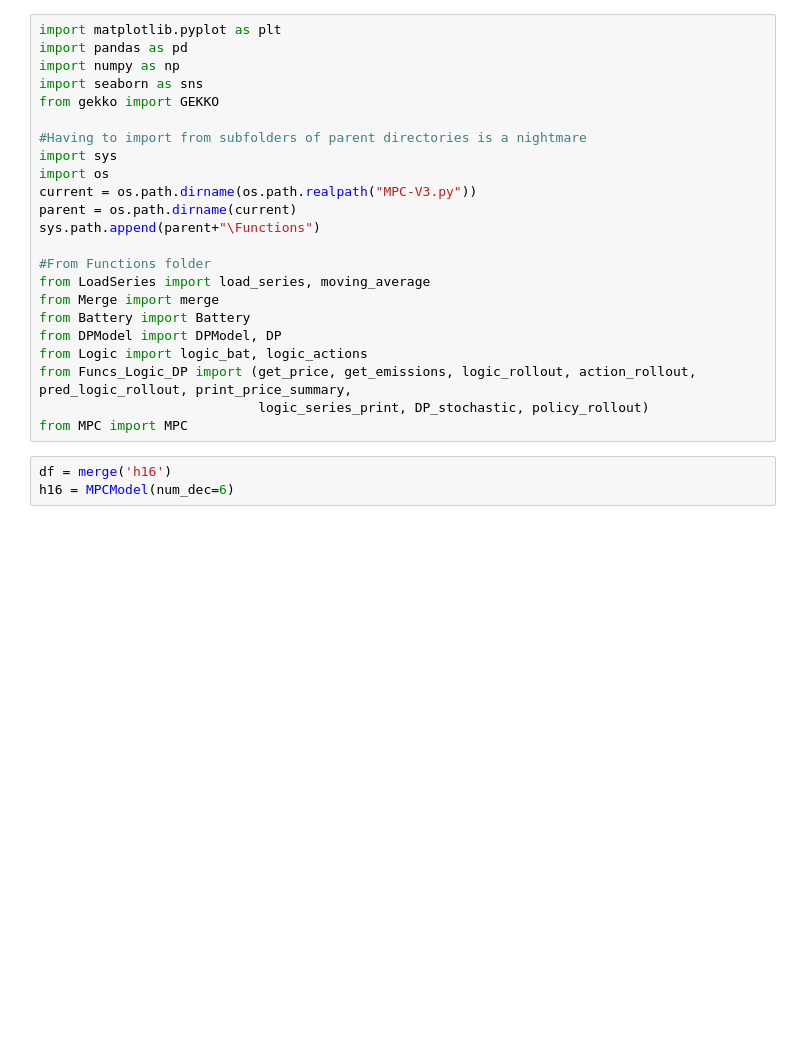
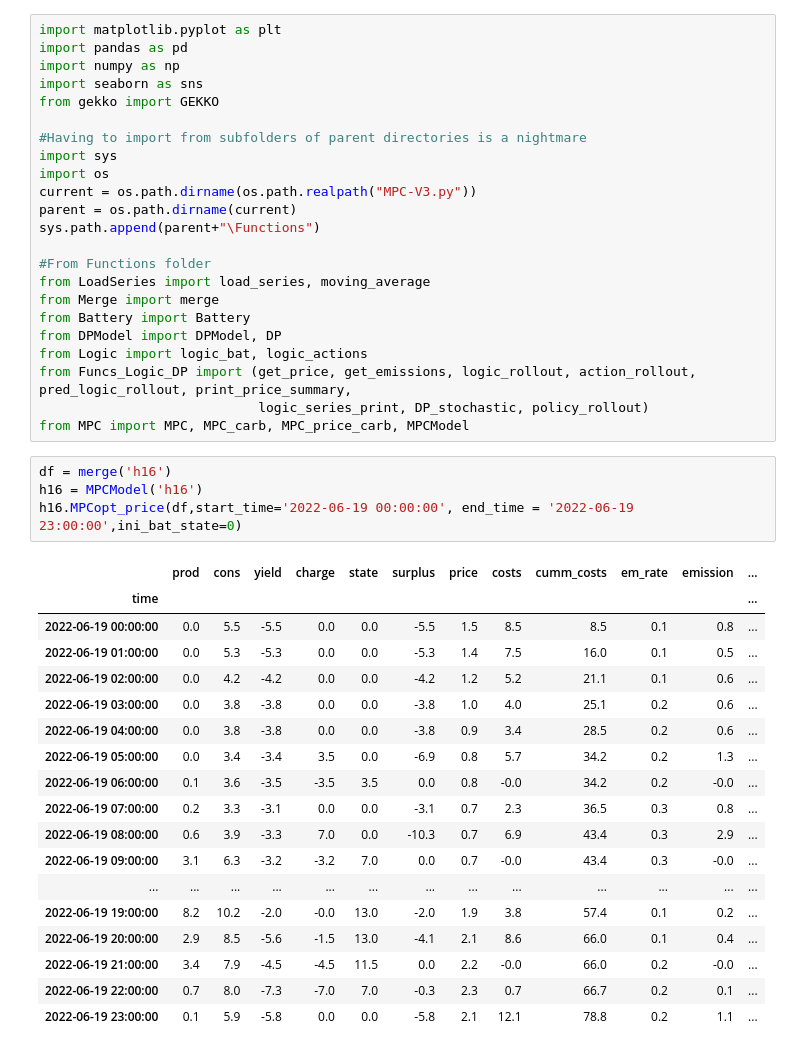
Before and after one commit to LortSkit/Bachelor-project, a Jupyter notebook: Price-Optimization/MPC-V3.ipynb, the cells around one changed output. Saved outputs shown, nothing was run; the diff lists cells and outputs as text; blank space fills up the shorter version.

Commit message:
changes to import to make code work
was experimenting with MPC

```diff
--- a/Price-Optimization/MPC-V3.ipynb
+++ b/Price-Optimization/MPC-V3.ipynb
@@ -20,7 +20,27 @@ from DPModel import DPModel, DP
 from Logic import logic_bat, logic_actions
 from Funcs_Logic_DP import (get_price, get_emissions, logic_rollout, action_rollout, pred_logic_rollout, print_price_summary,
                             logic_series_print, DP_stochastic, policy_rollout)
-from MPC import MPC
+from MPC import MPC, MPC_carb, MPC_price_carb, MPCModel
 # %%
 df = merge('h16')
-h16 = MPCModel(num_dec=6)
+h16 = MPCModel('h16')
+h16.MPCopt_price(df,start_time='2022-06-19 00:00:00', end_time = '2022-06-19 23:00:00',ini_bat_state=0)
+# %% [output]
+|  | prod | cons | yield | charge | state | surplus | price | costs | cumm_costs | em_rate | emission | ... |
+| time |  |  |  |  |  |  |  |  |  |  |  | ... |
+| 2022-06-19 00:00:00 | 0.0 | 5.5 | -5.5 | 0.0 | 0.0 | -5.5 | 1.5 | 8.5 | 8.5 | 0.1 | 0.8 | ... |
+| 2022-06-19 01:00:00 | 0.0 | 5.3 | -5.3 | 0.0 | 0.0 | -5.3 | 1.4 | 7.5 | 16.0 | 0.1 | 0.5 | ... |
+| 2022-06-19 02:00:00 | 0.0 | 4.2 | -4.2 | 0.0 | 0.0 | -4.2 | 1.2 | 5.2 | 21.1 | 0.1 | 0.6 | ... |
+| 2022-06-19 03:00:00 | 0.0 | 3.8 | -3.8 | 0.0 | 0.0 | -3.8 | 1.0 | 4.0 | 25.1 | 0.2 | 0.6 | ... |
+| 2022-06-19 04:00:00 | 0.0 | 3.8 | -3.8 | 0.0 | 0.0 | -3.8 | 0.9 | 3.4 | 28.5 | 0.2 | 0.6 | ... |
+| 2022-06-19 05:00:00 | 0.0 | 3.4 | -3.4 | 3.5 | 0.0 | -6.9 | 0.8 | 5.7 | 34.2 | 0.2 | 1.3 | ... |
+| 2022-06-19 06:00:00 | 0.1 | 3.6 | -3.5 | -3.5 | 3.5 | 0.0 | 0.8 | -0.0 | 34.2 | 0.2 | -0.0 | ... |
+| 2022-06-19 07:00:00 | 0.2 | 3.3 | -3.1 | 0.0 | 0.0 | -3.1 | 0.7 | 2.3 | 36.5 | 0.3 | 0.8 | ... |
+| 2022-06-19 08:00:00 | 0.6 | 3.9 | -3.3 | 7.0 | 0.0 | -10.3 | 0.7 | 6.9 | 43.4 | 0.3 | 2.9 | ... |
+| 2022-06-19 09:00:00 | 3.1 | 6.3 | -3.2 | -3.2 | 7.0 | 0.0 | 0.7 | -0.0 | 43.4 | 0.3 | -0.0 | ... |
+| ... | ... | ... | ... | ... | ... | ... | ... | ... | ... | ... | ... | ... |
+| 2022-06-19 19:00:00 | 8.2 | 10.2 | -2.0 | -0.0 | 13.0 | -2.0 | 1.9 | 3.8 | 57.4 | 0.1 | 0.2 | ... |
+| 2022-06-19 20:00:00 | 2.9 | 8.5 | -5.6 | -1.5 | 13.0 | -4.1 | 2.1 | 8.6 | 66.0 | 0.1 | 0.4 | ... |
+| 2022-06-19 21:00:00 | 3.4 | 7.9 | -4.5 | -4.5 | 11.5 | 0.0 | 2.2 | -0.0 | 66.0 | 0.2 | -0.0 | ... |
+| 2022-06-19 22:00:00 | 0.7 | 8.0 | -7.3 | -7.0 | 7.0 | -0.3 | 2.3 | 0.7 | 66.7 | 0.2 | 0.1 | ... |
+| 2022-06-19 23:00:00 | 0.1 | 5.9 | -5.8 | 0.0 | 0.0 | -5.8 | 2.1 | 12.1 | 78.8 | 0.2 | 1.1 | ... |
```
Also changed, not shown: parts of 3 cells of this notebook.
